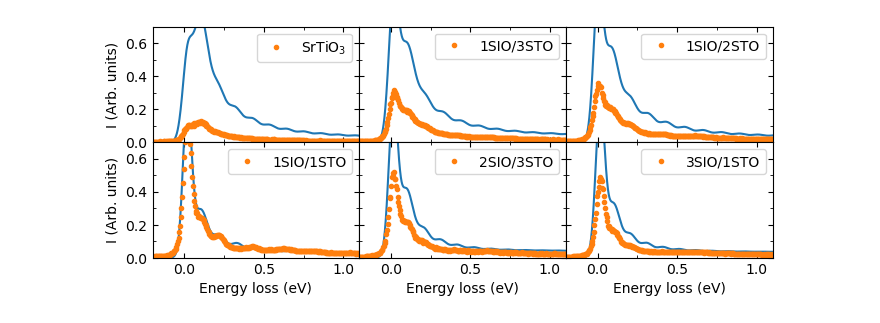
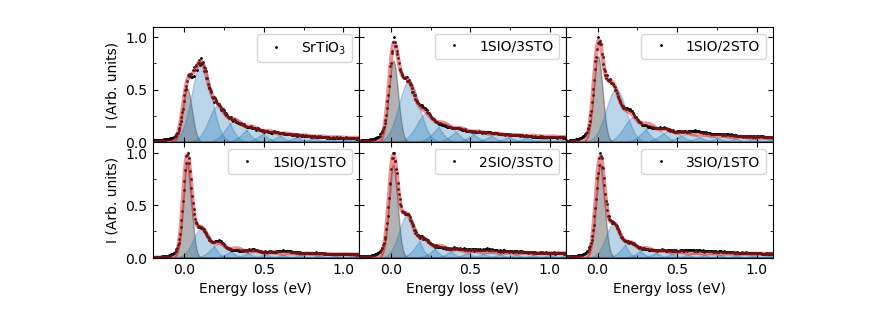
Before and after one commit to mpmdean/Meyers2018decoupling, a Jupyter notebook: plot.ipynb, the cells around one changed output. Drawn from its saved outputs; the diff is of its cells as text; code cells hidden in the pictures.

```diff
--- a/plot.ipynb
+++ b/plot.ipynb
@@ -18,36 +19,61 @@ labels = ['SrTiO$_3$',
           '1SIO/2STO',
           '1SIO/1STO',
           '2SIO/3STO',
           '3SIO/1STO',
          ]
 
 
 fig, axs = plt.subplots(2, 3, figsize=(8, 3))
 
+Bgd = 0.0
+gam = 0.22
+method = 'Adj_BGD'
+FWHM2sig = 2*np.sqrt(2*np.log(2))
+x_fit = np.arange(-0.3, 2, 0.005)
+
 for ax, stem, label in zip(axs.ravel(), stems, labels):
-    M = np.loadtxt(f'FitResult/{stem}_Adj_BGD_0.22_Fit.txt')
-    ax.plot(M[1, :], M[0, :])
 
-    M = np.loadtxt(f'SummedData/{stem}_SAC.txt')
-    ax.plot(M[0, :], M[1, :], '.', label=label)
+    # Fit
+    p, e = np.loadtxt('./FitParameters/{}_{}_{}.txt'.format(stem, method, gam))
+    el = gauss(x_fit, p[0], p[1], p[2])
+    Am = phononI_offset(x_fit, p[3], p[4], p[5], p[6], p[7], 15, p[9], p[10], p[11])
+    Er = errorfunc(x_fit, p[12], p[13], p[14], p[15])
+    tot = el + Am + Er
 
-    ax.axis([-0.2, 1.1, 0, 0.7])
+    # Data
+    x, y = np.loadtxt(f'SummedData/{stem}_SAC.txt')
+    y = y/np.max(y[x < 1])
+
+    if stem == 'STO_sub':
+        y = y*0.8
+        tot = tot*0.8
+
+    ax.plot(x, y, '.', markersize=2, color='k', label=label)
+    ax.plot(x_fit, tot, color='tab:red', alpha=.5, linewidth=3)
+
+    ax.fill_between(x_fit, el, color='black', alpha=0.3)
+
+    for phonon_ind in range(1, 15):
+        yph = one_phonon_at_energy(x_fit, tot, p[5]*phonon_ind, p[10])
+        ax.fill_between(x_fit, yph, color='tab:blue', alpha=0.3)
+
+    ax.axis([-0.2, 1.1, 0, 1.1])
     ax.legend()
     ax.xaxis.set_minor_locator(AutoMinorLocator(2))
     ax.yaxis.set_minor_locator(AutoMinorLocator(2))
 
 fig.subplots_adjust(hspace=0, wspace=0)
 
 for ax in axs[0, :]:
     ax.set_xticklabels([])
 
 for ax in axs[:, 1:].ravel():
     ax.set_yticklabels([])
 
 for ax in axs[1, :]:
     ax.set_xlabel('Energy loss (eV)')
 
 for ax in axs[:, 0]:
     ax.set_ylabel('I (Arb. units)')
 # %% [output]
-[figure, old version]
+[figure, new version]
```
Also changed, not shown: parts of 1 cell of this notebook, 8 other files.
